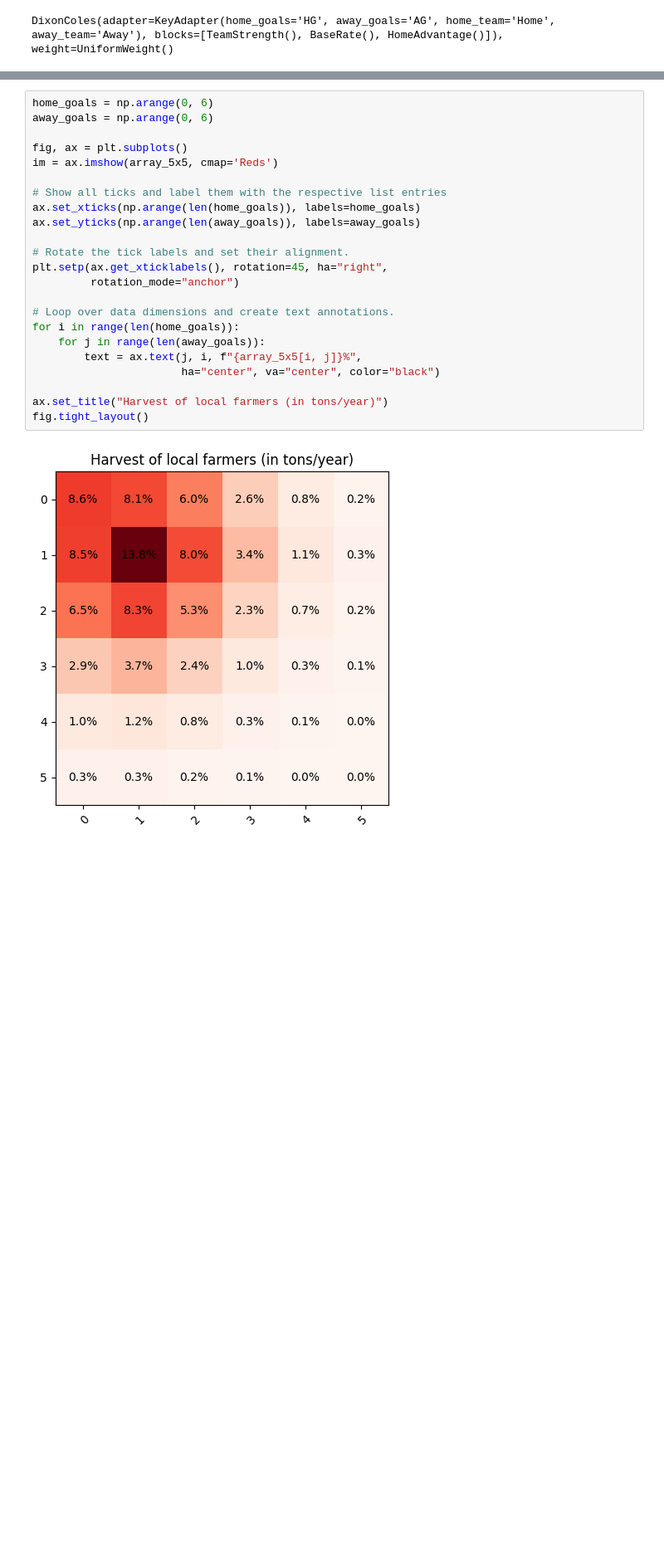
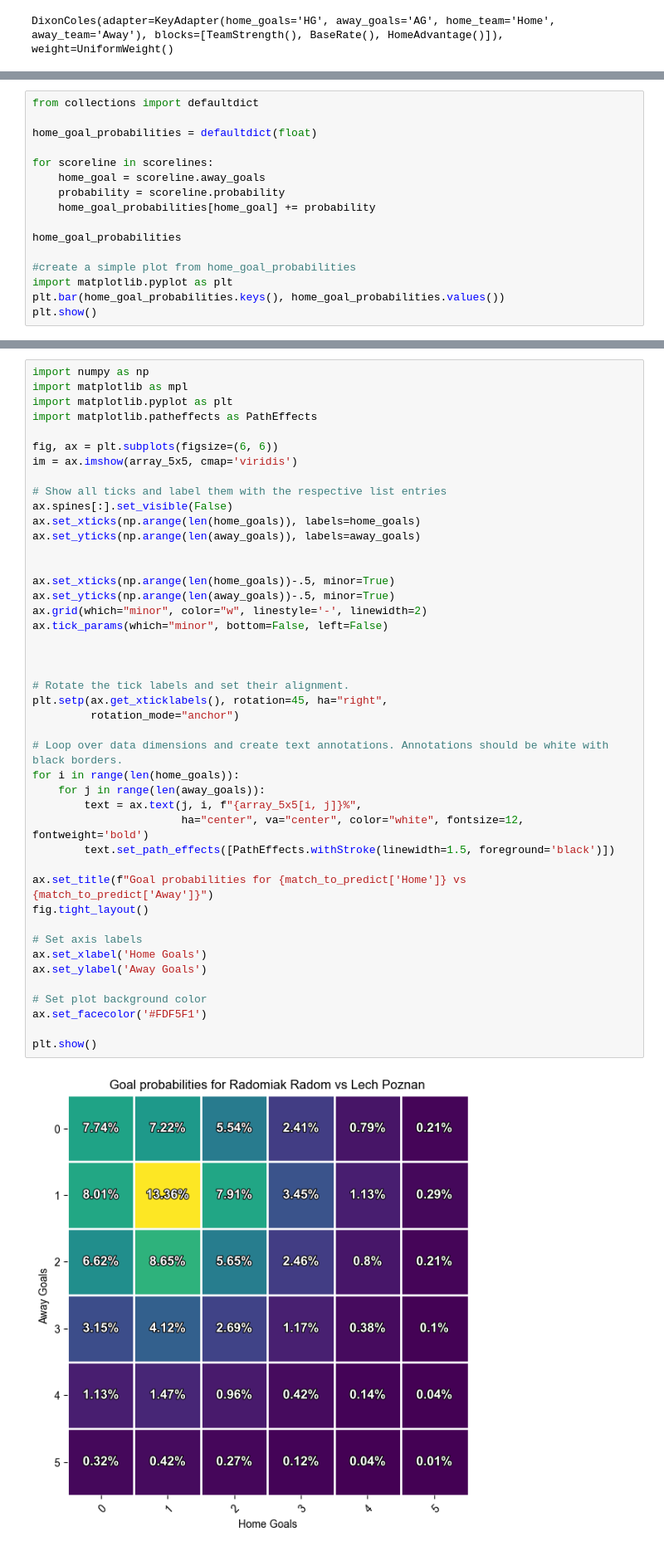
Before and after one commit to jaceksta/DixonColesEkstraklasa, a Jupyter notebook: dc.ipynb, the cells around one changed output, grey strips where cells are left out. Shown: that part at 83% size. Drawn from its saved outputs; the diff is of its cells as text; blank space fills up the shorter version.

```diff
--- a/dc.ipynb
+++ b/dc.ipynb
@@ -81,0 +82,16 @@ mezzala.scorelines_to_outcomes(scorelines)
+# %%
+from collections import defaultdict
+
+home_goal_probabilities = defaultdict(float)
+
+for scoreline in scorelines:
+    home_goal = scoreline.away_goals
+    probability = scoreline.probability
+    home_goal_probabilities[home_goal] += probability
+
+home_goal_probabilities
+
+#create a simple plot from home_goal_probabilities
+import matplotlib.pyplot as plt
+plt.bar(home_goal_probabilities.keys(), home_goal_probabilities.values())
+plt.show()
@@ -165,25 +195,46 @@ import matplotlib as mpl
 # %%
-home_goals = np.arange(0, 6)
-away_goals = np.arange(0, 6)
+import numpy as np
+import matplotlib as mpl
+import matplotlib.pyplot as plt
+import matplotlib.patheffects as PathEffects
 
-fig, ax = plt.subplots()
-im = ax.imshow(array_5x5, cmap='Reds')
+fig, ax = plt.subplots(figsize=(6, 6))
+im = ax.imshow(array_5x5, cmap='viridis')
 
 # Show all ticks and label them with the respective list entries
+ax.spines[:].set_visible(False)
 ax.set_xticks(np.arange(len(home_goals)), labels=home_goals)
 ax.set_yticks(np.arange(len(away_goals)), labels=away_goals)
+
+
+ax.set_xticks(np.arange(len(home_goals))-.5, minor=True)
+ax.set_yticks(np.arange(len(away_goals))-.5, minor=True)
+ax.grid(which="minor", color="w", linestyle='-', linewidth=2)
+ax.tick_params(which="minor", bottom=False, left=False)
+
+
 
 # Rotate the tick labels and set their alignment.
 plt.setp(ax.get_xticklabels(), rotation=45, ha="right",
          rotation_mode="anchor")
 
-# Loop over data dimensions and create text annotations.
+# Loop over data dimensions and create text annotations. Annotations should be white with black borders.
 for i in range(len(home_goals)):
     for j in range(len(away_goals)):
         text = ax.text(j, i, f"{array_5x5[i, j]}%",
-                       ha="center", va="center", color="black")
+                       ha="center", va="center", color="white", fontsize=12, fontweight='bold')
+        text.set_path_effects([PathEffects.withStroke(linewidth=1.5, foreground='black')])
 
-ax.set_title("Harvest of local farmers (in tons/year)")
+ax.set_title(f"Goal probabilities for {match_to_predict['Home']} vs {match_to_predict['Away']}")
 fig.tight_layout()
+
+# Set axis labels
+ax.set_xlabel('Home Goals')
+ax.set_ylabel('Away Goals')
+
+# Set plot background color
+ax.set_facecolor('#FDF5F1')
+
+plt.show()
 # %% [output]
-[figure, old version]
+[figure, new version]
```
Also changed, not shown: parts of 13 cells of this notebook.
